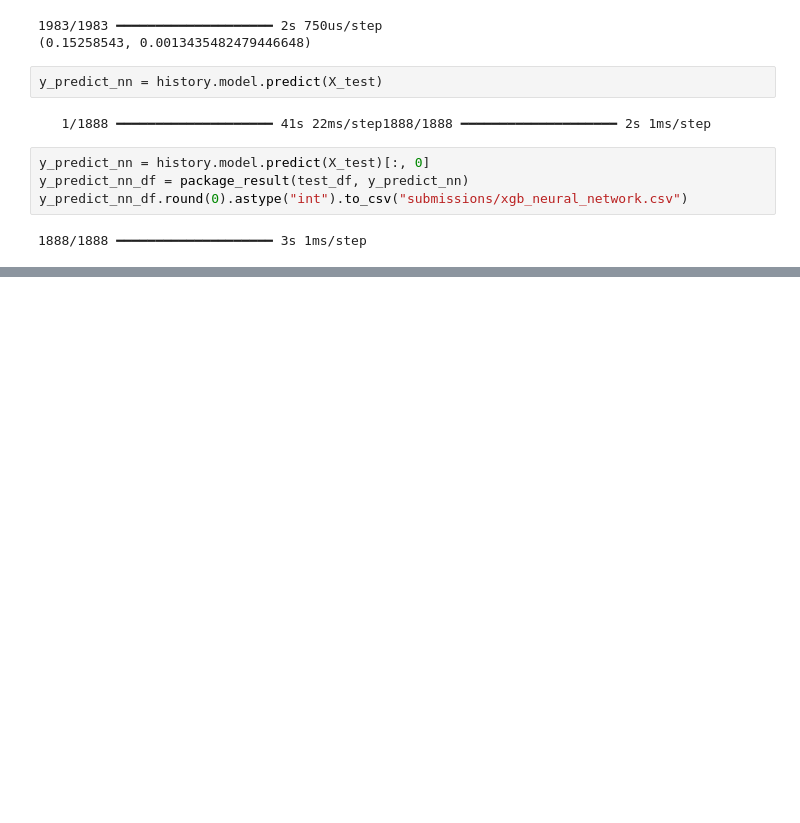
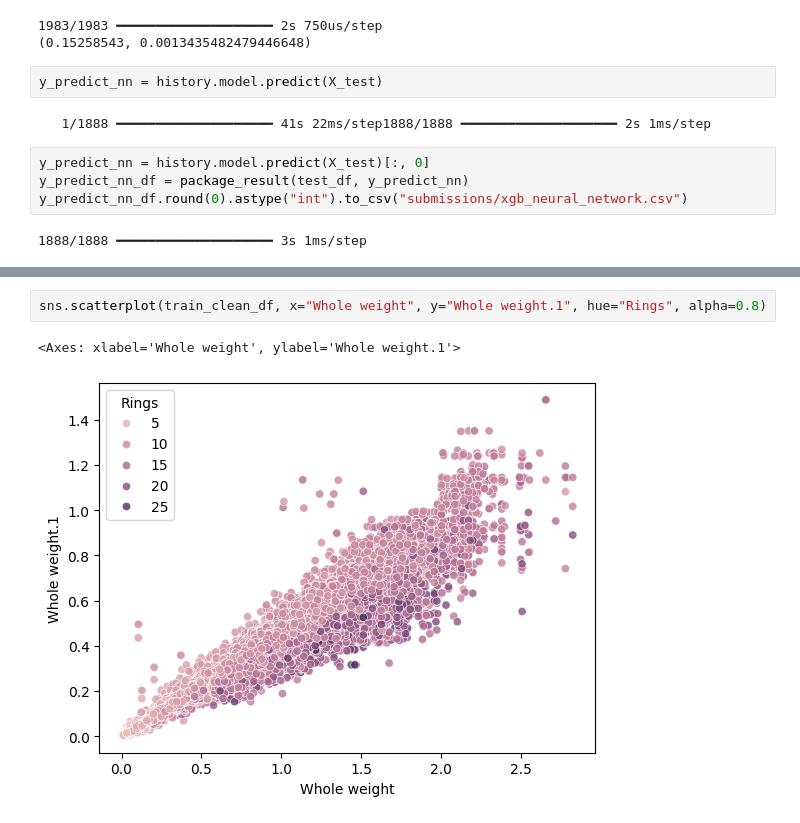
Before and after one commit to NicolasChagnet/kaggle-datasets-analysis, a Jupyter notebook: Abalone Regression/regression_abalone.ipynb, the cells around one changed output, grey strips where cells are left out. Cells and saved outputs as stored; diff of their text form; blank space fills up the shorter version.

```diff
--- a/Abalone Regression/regression_abalone.ipynb
+++ b/Abalone Regression/regression_abalone.ipynb
@@ -477,0 +504,5 @@ y_predict_nn_df.round(0).astype("int").to_csv("submissions/xgb_neural_network.cs
+# %%
+sns.scatterplot(train_clean_df, x="Whole weight", y="Whole weight.1", hue="Rings", alpha=0.8)
+# %% [output]
+<Axes: xlabel='Whole weight', ylabel='Whole weight.1'>
+[figure, added]
```
Also changed, not shown: parts of 40 cells of this notebook, 3 other files.
